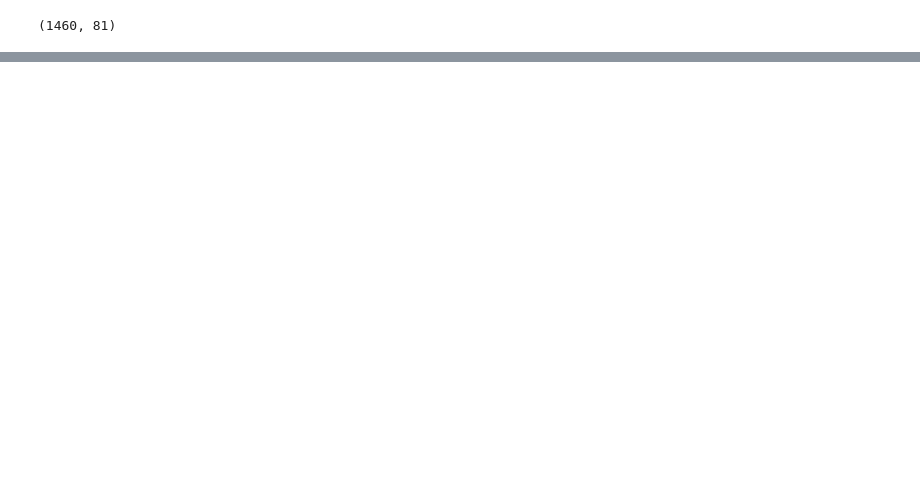
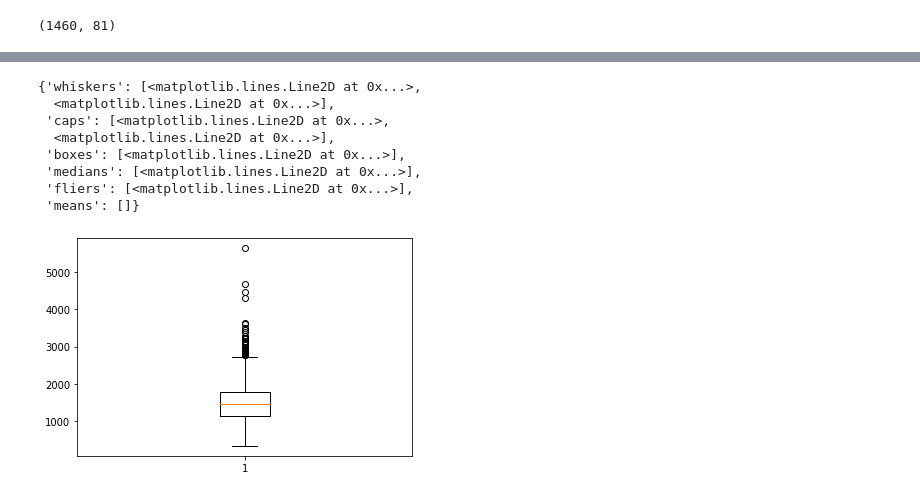
Before and after one commit to philipwalsh/housingprices, a Jupyter notebook: eda-housing-prices-01.ipynb, the cells around one changed output, grey strips where cells are left out. Drawn from its saved outputs; the diff is of its cells as text; code cells hidden in the pictures; blank space fills up the shorter version.

```diff
--- a/eda-housing-prices-01.ipynb
+++ b/eda-housing-prices-01.ipynb
@@ -27,0 +137,13 @@ plt.scatter(train_data['LotFrontage'], train_data['SalePrice'])
+# %%
+# Gross Living Area is one of the most important
+plt.boxplot(train_data['GrLivArea'])
+# %% [output]
+{'whiskers': [<matplotlib.lines.Line2D at 0x...>,
+  <matplotlib.lines.Line2D at 0x...>],
+ 'caps': [<matplotlib.lines.Line2D at 0x...>,
+  <matplotlib.lines.Line2D at 0x...>],
+ 'boxes': [<matplotlib.lines.Line2D at 0x...>],
+ 'medians': [<matplotlib.lines.Line2D at 0x...>],
+ 'fliers': [<matplotlib.lines.Line2D at 0x...>],
+ 'means': []}
+[figure, added]
```
Also changed, not shown: parts of 28 cells of this notebook, 1 other file.
